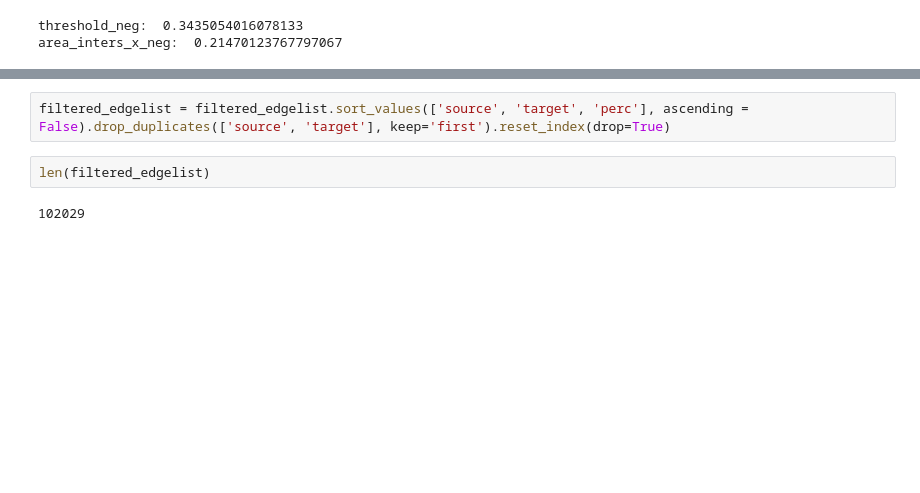
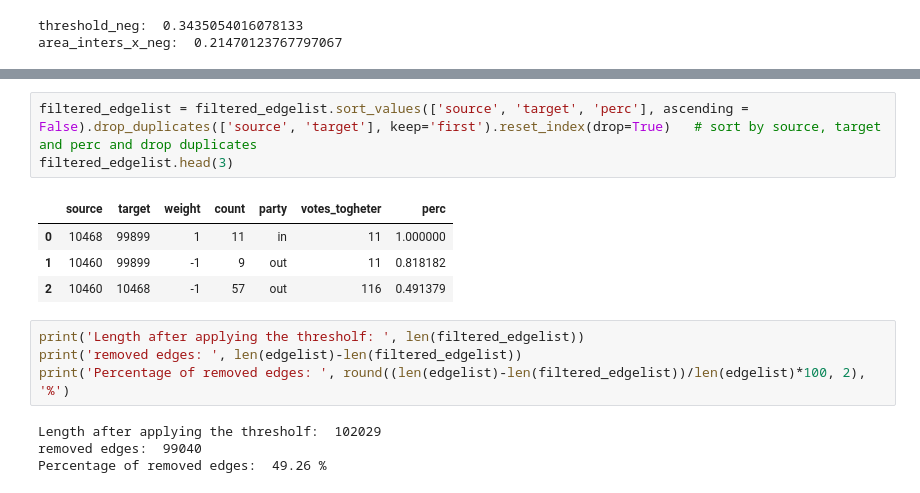
Before and after one commit to LeonardoAgasso/USA_Congress_SigNet, a Jupyter notebook: notebooks/create_edgelist.ipynb, the cells around one changed output, grey strips where cells are left out. Drawn from its saved outputs; the diff is of its cells as text; blank space fills up the shorter version.

```diff
--- a/notebooks/create_edgelist.ipynb
+++ b/notebooks/create_edgelist.ipynb
@@ -209,6 +207,16 @@ len(filtered_edgelist)
 # %%
-filtered_edgelist = filtered_edgelist.sort_values(['source', 'target', 'perc'], ascending = False).drop_duplicates(['source', 'target'], keep='first').reset_index(drop=True)
+filtered_edgelist = filtered_edgelist.sort_values(['source', 'target', 'perc'], ascending = False).drop_duplicates(['source', 'target'], keep='first').reset_index(drop=True)	# sort by source, target and perc and drop duplicates
+filtered_edgelist.head(3)
+# %% [output]
+|  | source | target | weight | count | party | votes_togheter | perc |
+| 0 | 10468 | 99899 | 1 | 11 | in | 11 | 1.000000 |
+| 1 | 10460 | 99899 | -1 | 9 | out | 11 | 0.818182 |
+| 2 | 10460 | 10468 | -1 | 57 | out | 116 | 0.491379 |
 # %%
-len(filtered_edgelist)
+print('Length after applying the thresholf: ', len(filtered_edgelist))
+print('removed edges: ', len(edgelist)-len(filtered_edgelist))
+print('Percentage of removed edges: ', round((len(edgelist)-len(filtered_edgelist))/len(edgelist)*100, 2), '%')
 # %% [output]
-102029
+Length after applying the thresholf:  102029
+removed edges:  99040
+Percentage of removed edges:  49.26 %
```
Also changed, not shown: parts of 9 cells of this notebook, 6 other files.
